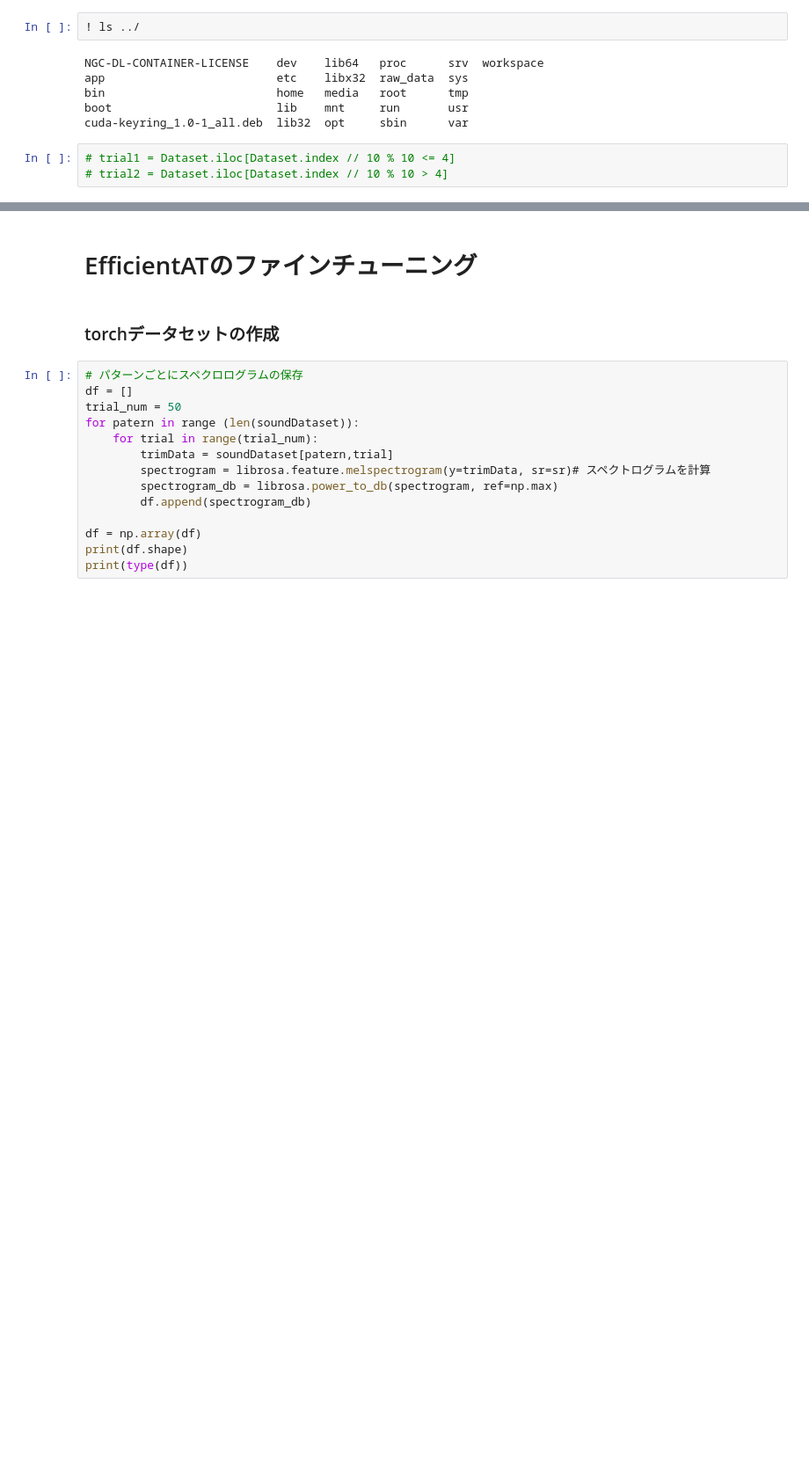
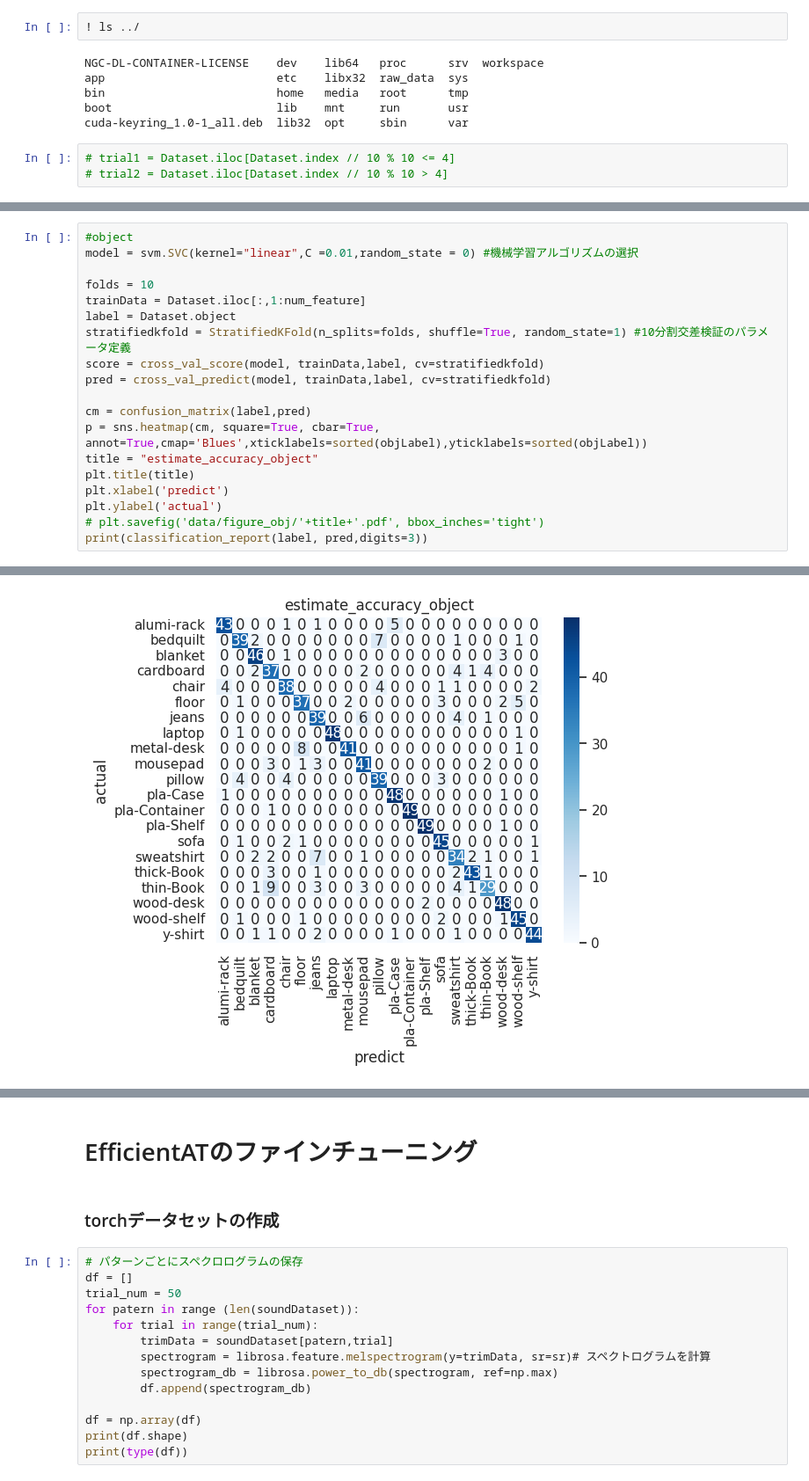
Before and after one commit to nish247/CNN_contact-obj, a Jupyter notebook: eval_new-data.ipynb, the cells around one changed output, grey strips where cells are left out. Shown at 88% size. Cells and saved outputs as stored; diff of their text form; blank space fills up the shorter version.

```diff
--- a/eval_new-data.ipynb
+++ b/eval_new-data.ipynb
@@ -326,0 +327,20 @@ _202406070908
+# %%
+#object
+model = svm.SVC(kernel="linear",C =0.01,random_state = 0) #機械学習アルゴリズムの選択
+
+folds = 10
+trainData = Dataset.iloc[:,1:num_feature]
+label = Dataset.object
+stratifiedkfold = StratifiedKFold(n_splits=folds, shuffle=True, random_state=1) #10分割交差検証のパラメータ定義
+score = cross_val_score(model, trainData,label, cv=stratifiedkfold)
+pred = cross_val_predict(model, trainData,label, cv=stratifiedkfold)
+
+cm = confusion_matrix(label,pred)
+p = sns.heatmap(cm, square=True, cbar=True, annot=True,cmap='Blues',xticklabels=sorted(objLabel),yticklabels=sorted(objLabel))
+title = "estimate_accuracy_object"
+plt.title(title)
+plt.xlabel('predict')
+plt.ylabel('actual')
+# plt.savefig('data/figure_obj/'+title+'.pdf', bbox_inches='tight')
+print(classification_report(label, pred,digits=3))
+# %% [output]
@@ -326,0 +364 @@ _202406070908
+[figure, added]
```
Also changed, not shown: parts of 75 cells of this notebook, 2 other files.
